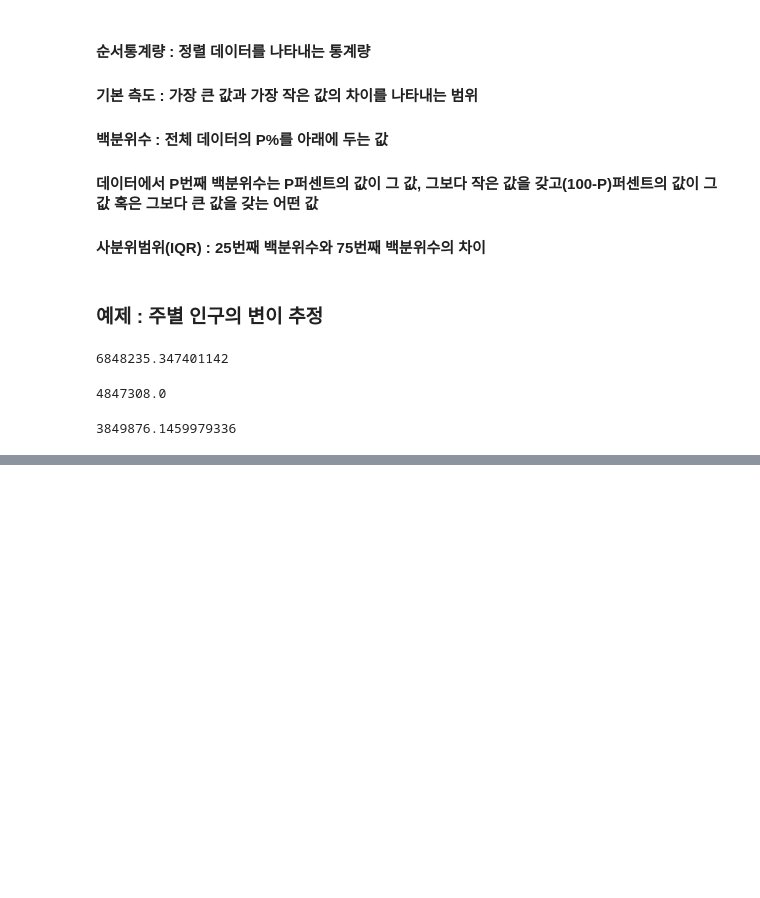
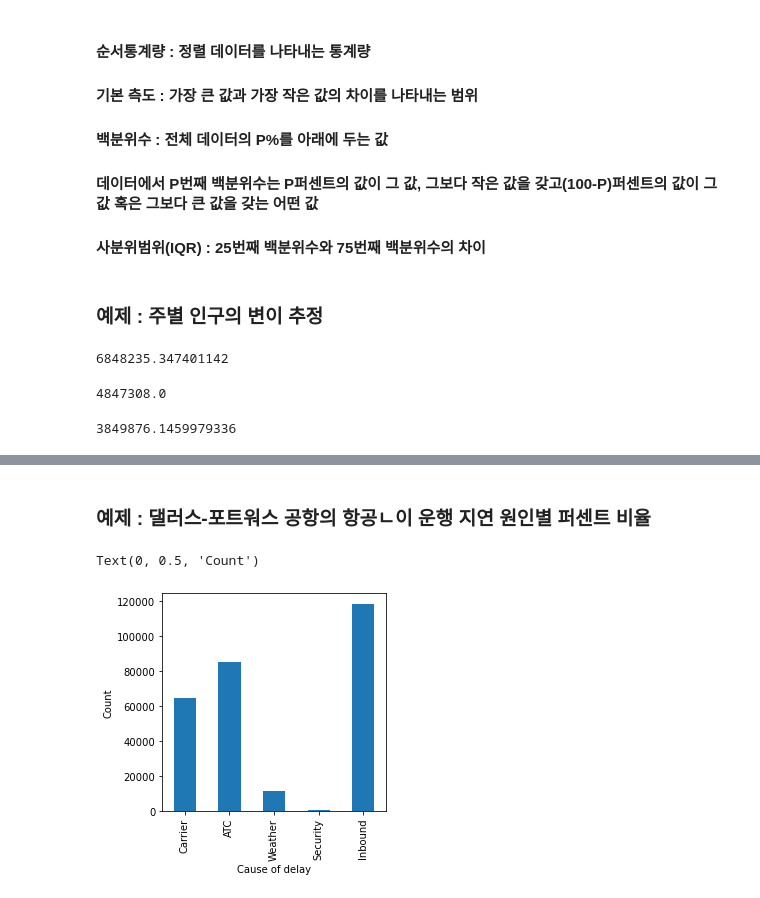
Before and after one commit to Minah-Seong/Practical-Statistics, a Jupyter notebook: 1_탐색적 데이터 분석.ipynb, the cells around one changed output, grey strips where cells are left out. Cells and saved outputs as stored; diff of their text form; code cells hidden in the pictures; blank space fills up the shorter version.

```diff
--- a/1_탐색적 데이터 분석.ipynb
+++ b/1_탐색적 데이터 분석.ipynb
@@ -18,3 +20,11 @@ import matplotlib.pylab as plt
+# %%
+state = pd.read_csv('./data/state.csv')
+dfw = pd.read_csv('./data/dfw_airline.csv')
+sp500_px = pd.read_csv('./data/sp500_data.csv.gz', index_col=0)
+sp500_sym = pd.read_csv('./data/sp500_sectors.csv')
+kc_tax = pd.read_csv('./data/kc_tax.csv.gz')
+lc_loans = pd.read_csv('./data/lc_loans.csv')
+airline_stats = pd.read_csv('./data/airline_stats.csv')
 # %% [markdown]
 ## __1.1 정형화된 데이터의 요소__
 # %% [markdown]
@@ -126,0 +213,9 @@ robust.scale.mad(state['Population']) # MAD
+# %% [markdown]
+### __예제 : 댈러스-포트워스 공항의 항공ㄴ이 운행 지연 원인별 퍼센트 비율__
+# %%
+ax = dfw.transpose().plot.bar(figsize=(4, 4), legend=False)
+ax.set_xlabel('Cause of delay')
+ax.set_ylabel('Count')
+# %% [output]
+Text(0, 0.5, 'Count')
+[figure, added]
```
Also changed, not shown: parts of 51 cells of this notebook.
